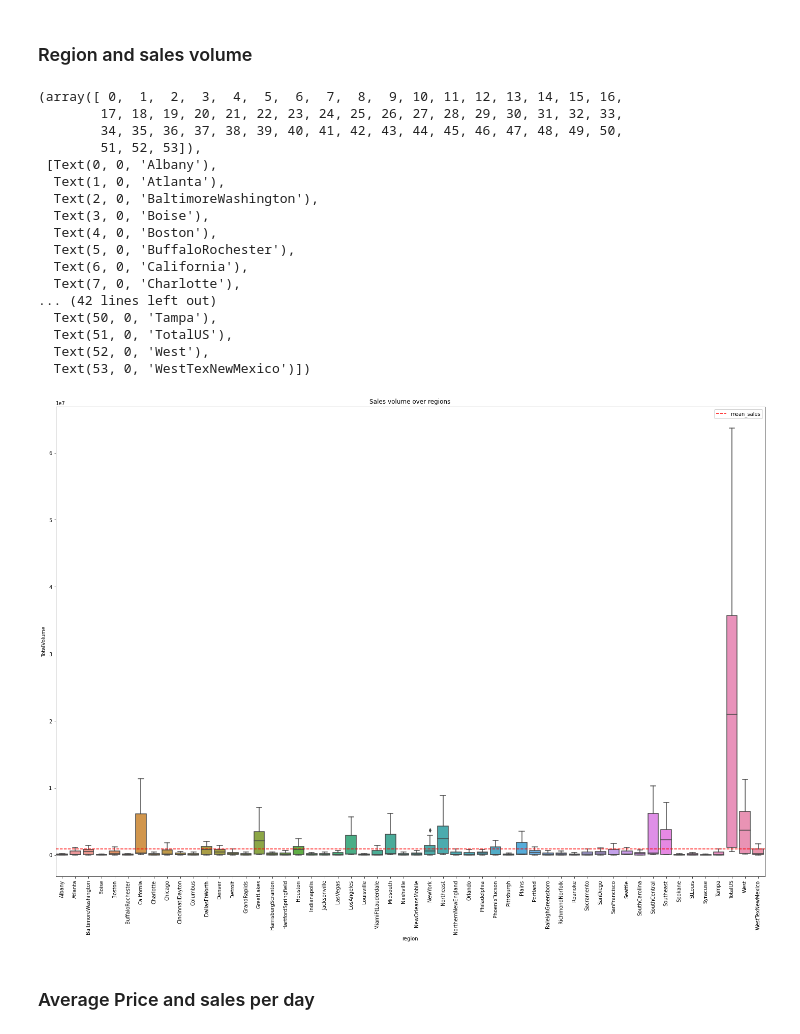
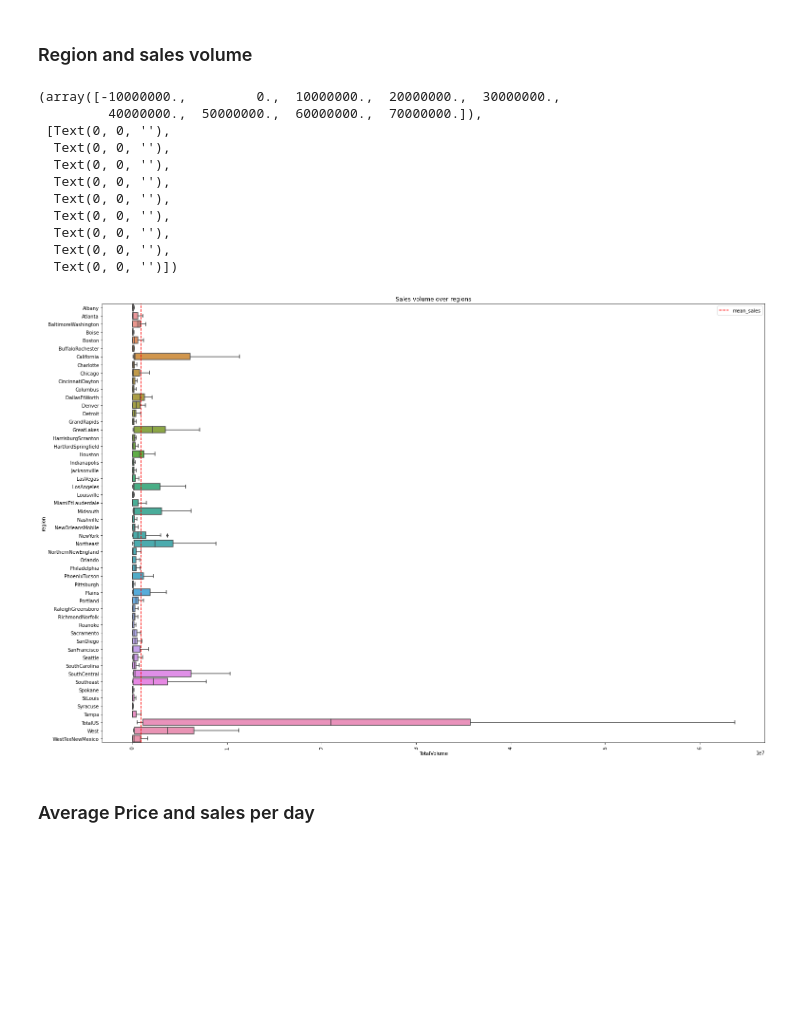
Before and after one commit to potus84/DS-ML-CASE-AVOCADO-KING-, a Jupyter notebook: Avocado_EDA.ipynb, the cells around one changed output. Drawn from its saved outputs; the diff is of its cells as text; code cells hidden in the pictures; blank space fills up the shorter version.

```diff
--- a/Avocado_EDA.ipynb
+++ b/Avocado_EDA.ipynb
@@ -153,30 +155,24 @@ Text(0.5, 1.0, 'Price distributions between two different avocado types')
 ### Region and sales volume
 # %%
 plt.figure(figsize=(25,17))
-sns.boxplot(x='region', y='TotalVolume', data=price_df)
-plt.axhline(price_df['TotalVolume'].mean(), label='mean_sales', linestyle='--', color='red')
+sns.boxplot(x='TotalVolume', y='region', data=price_df)
+plt.axvline(price_df['TotalVolume'].mean(), label='mean_sales', linestyle='--', color='red')
 plt.legend()
 plt.title('Sales volume over regions')
 plt.xticks(rotation=90)
 # %% [output]
-(array([ 0,  1,  2,  3,  4,  5,  6,  7,  8,  9, 10, 11, 12, 13, 14, 15, 16,
-        17, 18, 19, 20, 21, 22, 23, 24, 25, 26, 27, 28, 29, 30, 31, 32, 33,
-        34, 35, 36, 37, 38, 39, 40, 41, 42, 43, 44, 45, 46, 47, 48, 49, 50,
-        51, 52, 53]),
- [Text(0, 0, 'Albany'),
-  Text(1, 0, 'Atlanta'),
-  Text(2, 0, 'BaltimoreWashington'),
-  Text(3, 0, 'Boise'),
-  Text(4, 0, 'Boston'),
-  Text(5, 0, 'BuffaloRochester'),
-  Text(6, 0, 'California'),
-  Text(7, 0, 'Charlotte'),
-... (42 lines left out)
-  Text(50, 0, 'Tampa'),
-  Text(51, 0, 'TotalUS'),
-  Text(52, 0, 'West'),
-  Text(53, 0, 'WestTexNewMexico')])
+(array([-10000000.,         0.,  10000000.,  20000000.,  30000000.,
+         40000000.,  50000000.,  60000000.,  70000000.]),
+ [Text(0, 0, ''),
+  Text(0, 0, ''),
+  Text(0, 0, ''),
+  Text(0, 0, ''),
+  Text(0, 0, ''),
+  Text(0, 0, ''),
+  Text(0, 0, ''),
+  Text(0, 0, ''),
+  Text(0, 0, '')])
-[figure, old version]
+[figure, new version]
 # %% [markdown]
 ### Average Price and sales per day
 # %%
```
Also changed, not shown: parts of 5 cells of this notebook.
